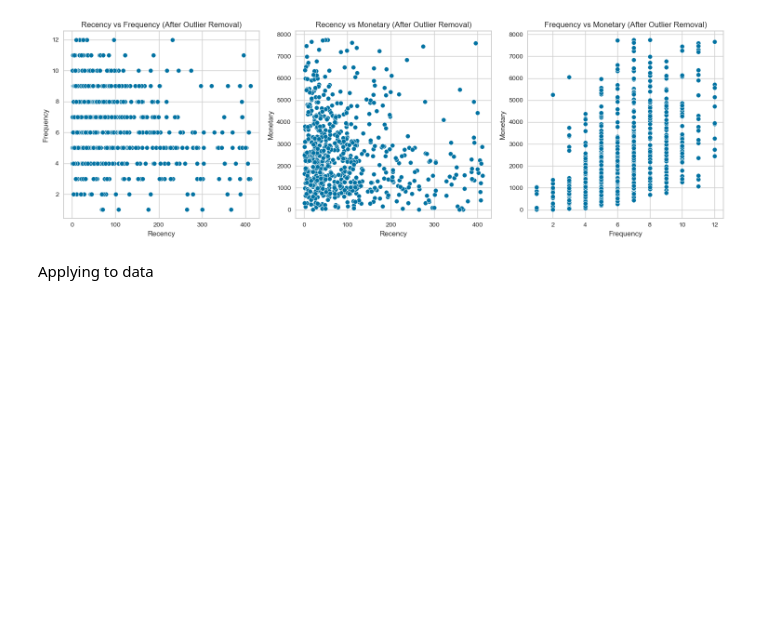
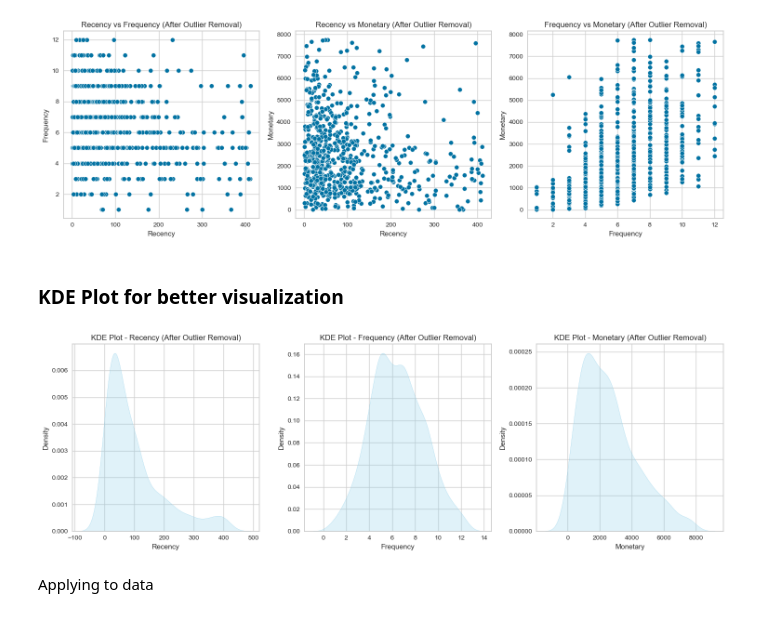
Before and after one commit to bbhatta10/E-Commerce-Sales-Insights-Tableau-Dashboard-, a Jupyter notebook: BI.ipynb, the cells around one changed output. Cells and saved outputs as stored; diff of their text form; code cells hidden in the pictures; blank space fills up the shorter version.

```diff
--- a/BI.ipynb
+++ b/BI.ipynb
@@ -1683,6 +1683,18 @@ plt.tight_layout()
 plt.show()
 # %% [output]
 [figure]
+# %% [markdown]
+### KDE Plot for better visualization
+# %%
+plt.figure(figsize=(15, 5))
+for i, col in enumerate(['Recency', 'Frequency', 'Monetary']):
+    plt.subplot(1, 3, i+1)
+    sns.kdeplot(rfm_clean[col], fill=True, color='skyblue')
+    plt.title(f'KDE Plot - {col} (After Outlier Removal)')
+plt.tight_layout()
+plt.show()
+# %% [output]
+[figure, added]
 # %%
 def remove_outliers_iqr(df, columns):
     df_clean = df.copy()
```
